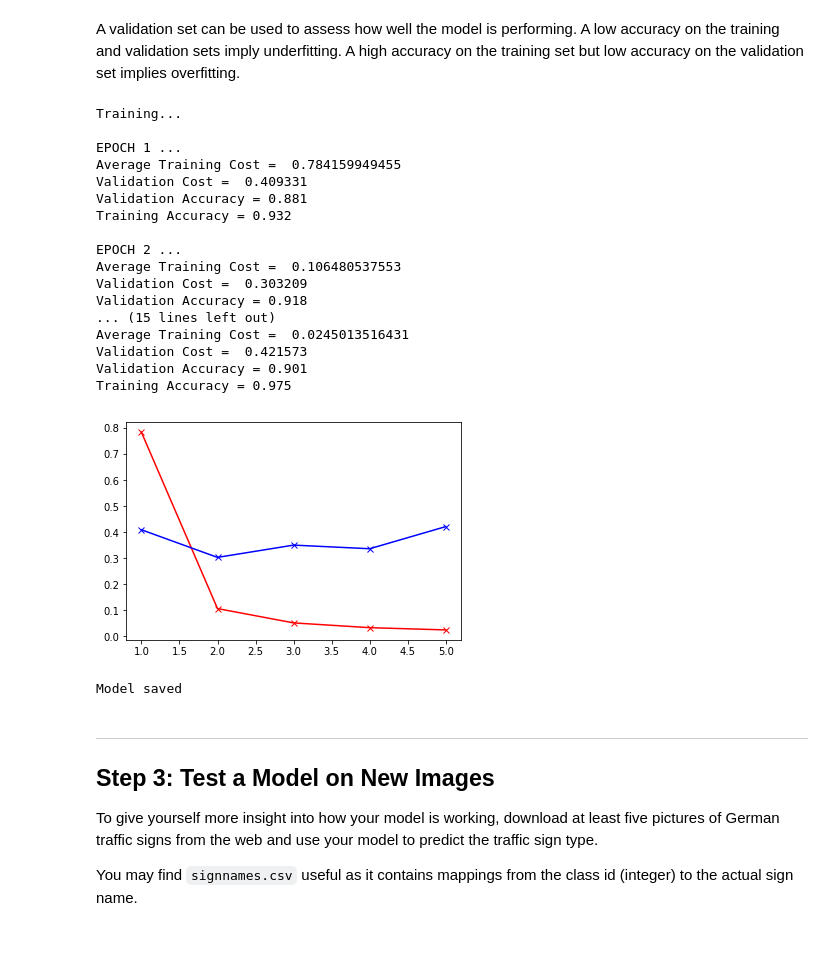
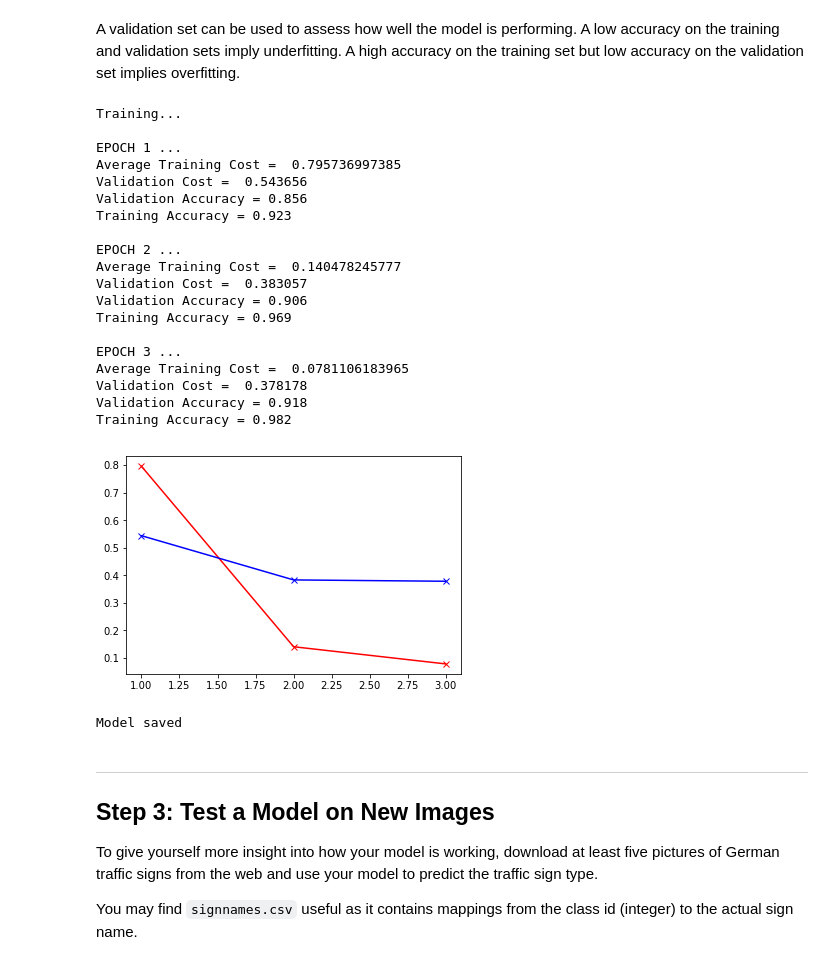
Before and after one commit to Thayjes/Traffic-Sign-Classifier, a Jupyter notebook: Traffic_Sign_Classifier_AWS.ipynb, the cells around one changed output. Cells and saved outputs as stored; diff of their text form; code cells hidden in the pictures.

```diff
--- a/Traffic_Sign_Classifier_AWS.ipynb
+++ b/Traffic_Sign_Classifier_AWS.ipynb
@@ -221,6 +221,8 @@ X_valid = (X_valid - X_valid_min) / (X_valid_max - X_valid_min)
 from tensorflow.contrib.layers import flatten
 def weight_variable(shape, mean, sigma):
     return tf.Variable(tf.random_normal(shape, mean, sigma))
+def dropout(layer, keep_prob):
+    return tf.nn.dropout(layer, keep_prob)
 def LeNet(x):
     # Arguments used for tf.truncated_normal, randomly defines variables for the weights and biases for each layer
     mu = 0
@@ -270,6 +272,7 @@ def LeNet(x):
 
     # SOLUTION: Activation.
     fc2    = tf.nn.relu(fc2)
+    fc2 = dropout(fc2, 0.9)
 
     # SOLUTION: Layer 5: Fully Connected. Input = 84. Output = 43.
     fc3_W = weight_variable((84, 43), mu, sigma)
@@ -313,7 +316,7 @@ def evaluate(X_data, y_data):
     return total_accuracy / num_examples
 # %%
 rate = 0.005
-EPOCHS = 5
+EPOCHS = 3
 BATCH_SIZE = 128
 development = False
 tc = []
@@ -342,45 +345,47 @@ with tf.Session() as sess:
             train_cost = sess.run(loss_operation, feed_dict={x:batch_x, y:batch_y})
             avg_train_cost += train_cost/ (num_batches)
 
 
 
 
 
 
         valid_cost = sess.run(loss_operation, feed_dict={x:X_valid, y:y_valid})
         epochs.append(i+1)
         tc.append(avg_train_cost)
         vc.append(valid_cost)
         validation_accuracy = evaluate(X_valid, y_valid)
         training_accuracy = evaluate(X_train[0:(num_examples-1)], y_train[0:(num_examples-1)])
         print("EPOCH {} ...".format(i+1))
         print("Average Training Cost = ", avg_train_cost)
         print("Validation Cost = ", valid_cost)
         print("Validation Accuracy = {:.3f}".format(validation_accuracy))
         print("Training Accuracy = {:.3f}".format(training_accuracy))
         print()
     plt.plot(epochs, tc, 'r-x'), plt.plot(epochs, vc, 'b-x'), plt.show()
     saver.save(sess, './lenet')
     print("Model saved")
 # %% [output]
 Training...
 
 EPOCH 1 ...
-Average Training Cost =  0.784159949455
-Validation Cost =  0.409331
-Validation Accuracy = 0.881
-Training Accuracy = 0.932
+Average Training Cost =  0.795736997385
+Validation Cost =  0.543656
+Validation Accuracy = 0.856
+Training Accuracy = 0.923
 
 EPOCH 2 ...
-Average Training Cost =  0.106480537553
-Validation Cost =  0.303209
+Average Training Cost =  0.140478245777
+Validation Cost =  0.383057
+Validation Accuracy = 0.906
+Training Accuracy = 0.969
+
+EPOCH 3 ...
+Average Training Cost =  0.0781106183965
+Validation Cost =  0.378178
 Validation Accuracy = 0.918
-... (15 lines left out)
-Average Training Cost =  0.0245013516431
-Validation Cost =  0.421573
-Validation Accuracy = 0.901
-Training Accuracy = 0.975
+Training Accuracy = 0.982
-[figure, old version]
+[figure, new version]
 Model saved
 # %% [markdown]
 ---
```
